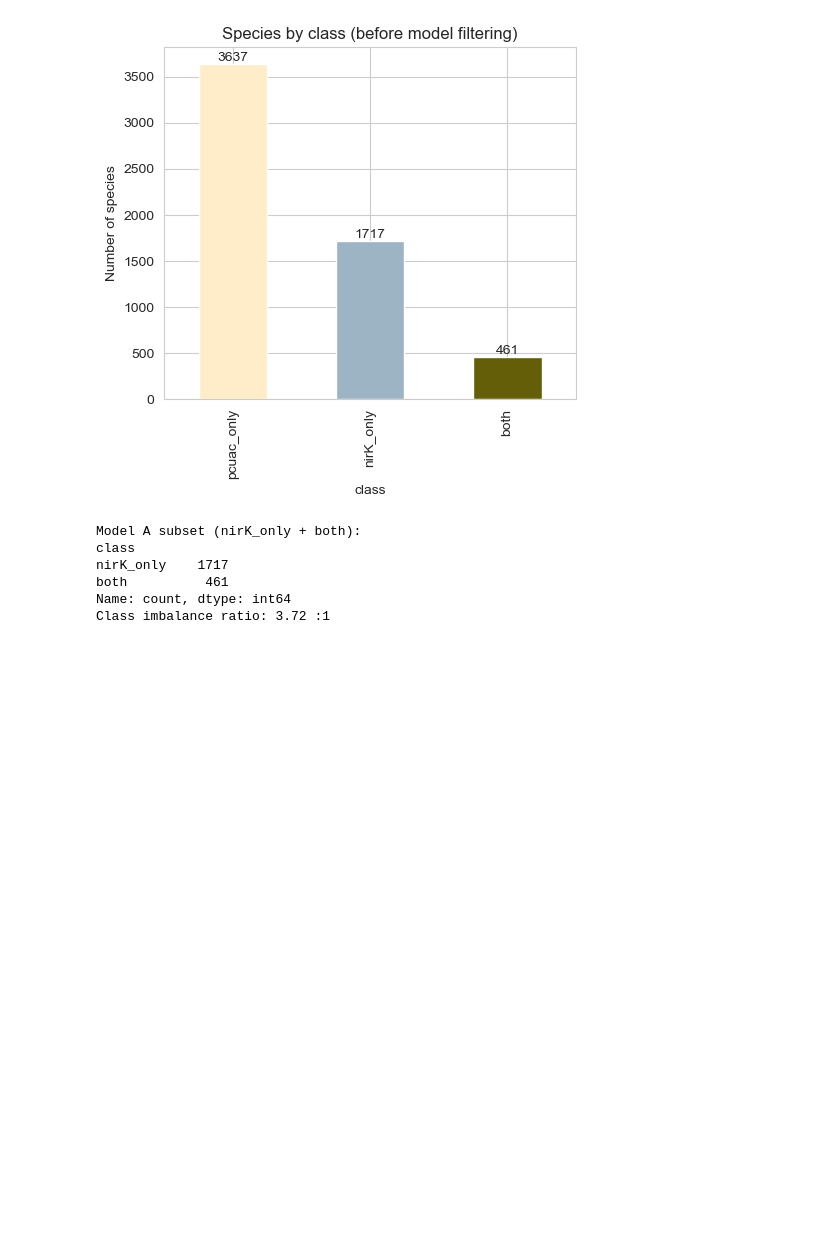
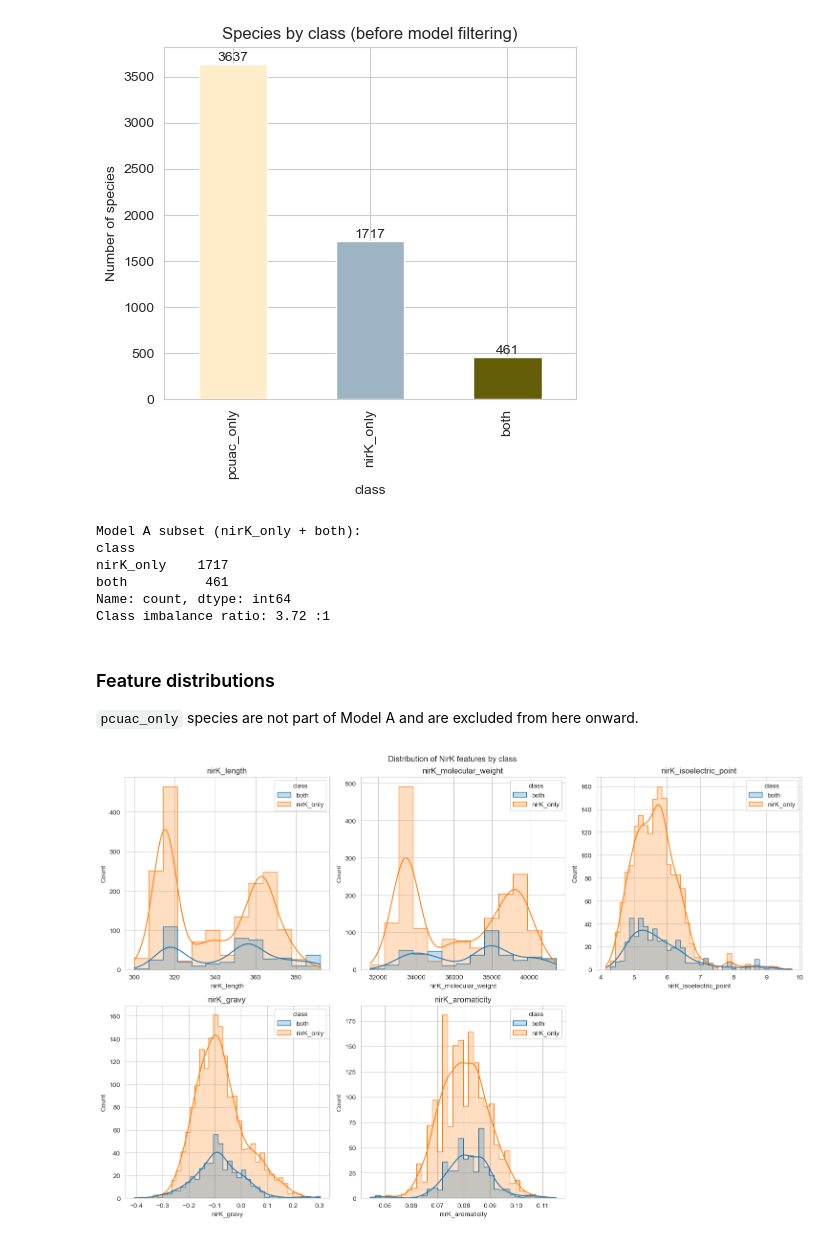
Before and after one commit to dayanaraaa/predicting-nirk-pcuac-cooccurrence, a Jupyter notebook: scripts/stage_5/model_A_final.ipynb, the cells around one changed output. Saved outputs shown, nothing was run; the diff lists cells and outputs as text; code cells hidden in the pictures; blank space fills up the shorter version.

Commit message:
Add Model A analysis script (partial)

```diff
--- a/scripts/stage_5/model_A_final.ipynb
+++ b/scripts/stage_5/model_A_final.ipynb
@@ -304,3 +304,18 @@ nirK_only    1717
 both          461
 Name: count, dtype: int64
 Class imbalance ratio: 3.72 :1
+# %% [markdown]
+### Feature distributions
+`pcuac_only` species are not part of Model A and are excluded from here onward.
+# %%
+# Distribution of Model A NirK specific features by class
+fig, axes = plt.subplots(2,3, figsize=(15,10))
+for ax, feat in zip(axes.flat, BASE_NIRK_FEATURES):
+    sns.histplot(data=eda_df, x=feat, hue="class", kde=True, element="step", ax=ax)
+    ax.set_title(feat)
+axes.flat[-1].axis("off")
+fig.suptitle("Distribution of NirK features by class")
+fig.tight_layout()
+plt.show()
+# %% [output]
+[figure, added]
```
Also changed, not shown: parts of 6 cells of this notebook, 6 other files.
